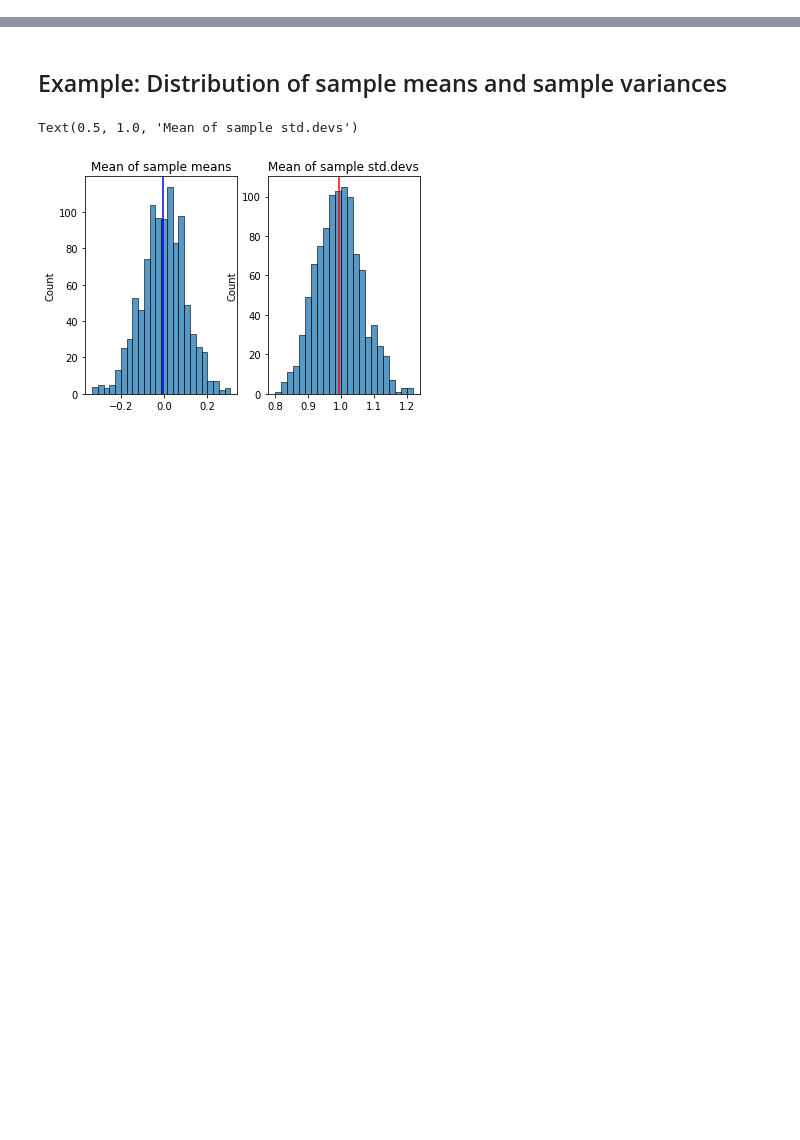
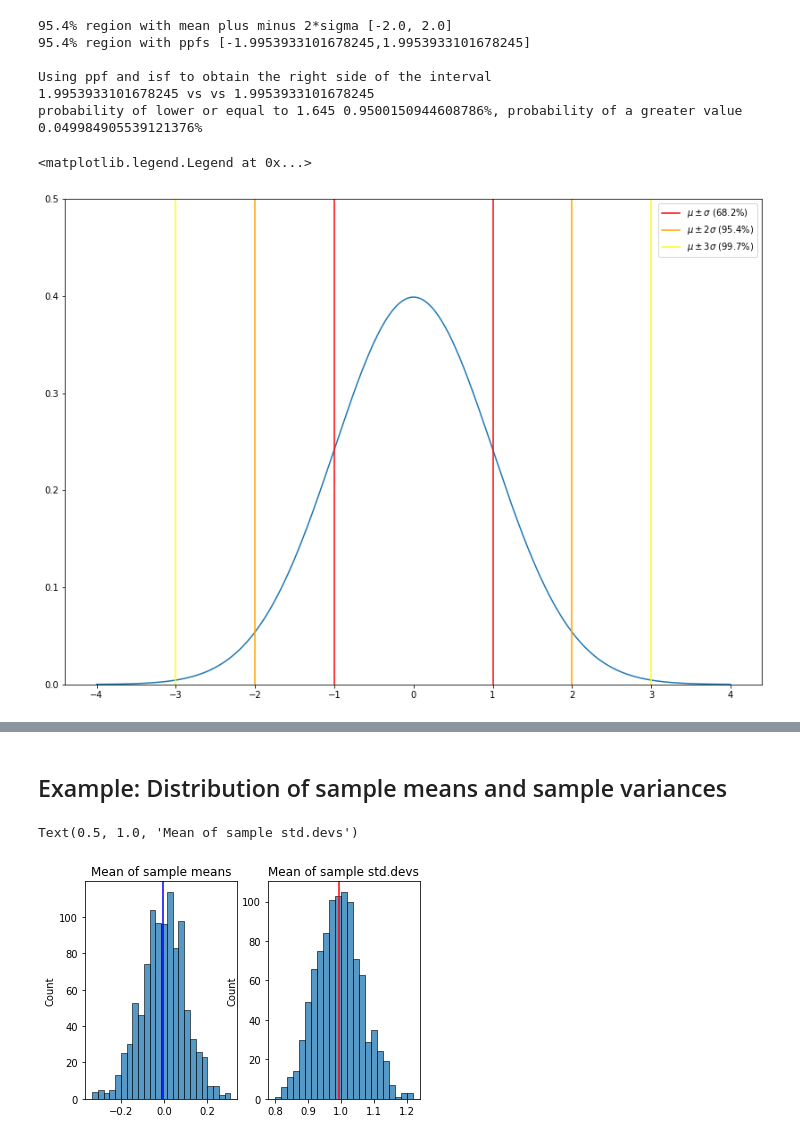
Before and after one commit to v-fuentec/AI-bootcamp, a Jupyter notebook: statistics.ipynb, the cells around one changed output, grey strips where cells are left out. Saved outputs shown, nothing was run; the diff lists cells and outputs as text; code cells hidden in the pictures; blank space fills up the shorter version.

```diff
--- a/statistics.ipynb
+++ b/statistics.ipynb
@@ -152 +219,45 @@ Sample_size=1000 sample_mean=-0.035725597610378274 sample_std=1.0227983045163143
+# %%
+from scipy.stats import norm
+import math
+from matplotlib import pyplot as plt
+
+mu = 0
+sigma_sq = 1
+sigma = math.sqrt(sigma_sq)
+
+x = np.arange(-4, +4, 0.001)
+plt.subplots(figsize=(14,10))
+y = norm.pdf(x)
+sns.lineplot(x, y)
+
+ppf95 = norm.ppf(.954)
+print(f'95.4% region with mean plus minus 2*sigma [{mu-2*sigma}, {mu+2*sigma}]')
+
+left_tail_prob = (1-0.954)/2
+right_tail_prob = (1-0.954)/2 # same as left_tail_prob (both tails hold the same total probability under them)
+right_p = 1- right_tail_prob
+print(f'95.4% region with ppfs [{norm.ppf(left_tail_prob)},{norm.ppf(right_p)}]')
+
+print('\nUsing ppf and isf to obtain the right side of the interval')
+print(f'{norm.ppf(right_p)} vs vs {norm.isf(right_tail_prob)}')
+
+print(f'probability of lower or equal to 1.645 {norm.cdf(1.645)}%, probability of a greater value {norm.sf(1.645)}%')
+
+plt.axvline(mu-sigma, color="red", label=r'$\mu \pm \sigma$ (68.2%)')
+plt.axvline(mu+sigma, color="red")
+plt.axvline(mu-2*sigma, color="orange", label=r'$\mu \pm 2\sigma$ (95.4%)')
+plt.axvline(mu+2*sigma, color="orange")
+plt.axvline(mu-3*sigma, color="yellow", label=r'$\mu \pm 3\sigma$ (99.7%)')
+plt.axvline(mu+3*sigma, color="yellow")
+plt.ylim(0,0.5)
+plt.legend()
+# %% [output]
+95.4% region with mean plus minus 2*sigma [-2.0, 2.0]
+95.4% region with ppfs [-1.9953933101678245,1.9953933101678245]
+
+Using ppf and isf to obtain the right side of the interval
+1.9953933101678245 vs vs 1.9953933101678245
+probability of lower or equal to 1.645 0.9500150944608786%, probability of a greater value 0.049984905539121376%
+<matplotlib.legend.Legend at 0x...>
+[figure, added]
 # %% [markdown]
```
Also changed, not shown: parts of 4 cells of this notebook.
